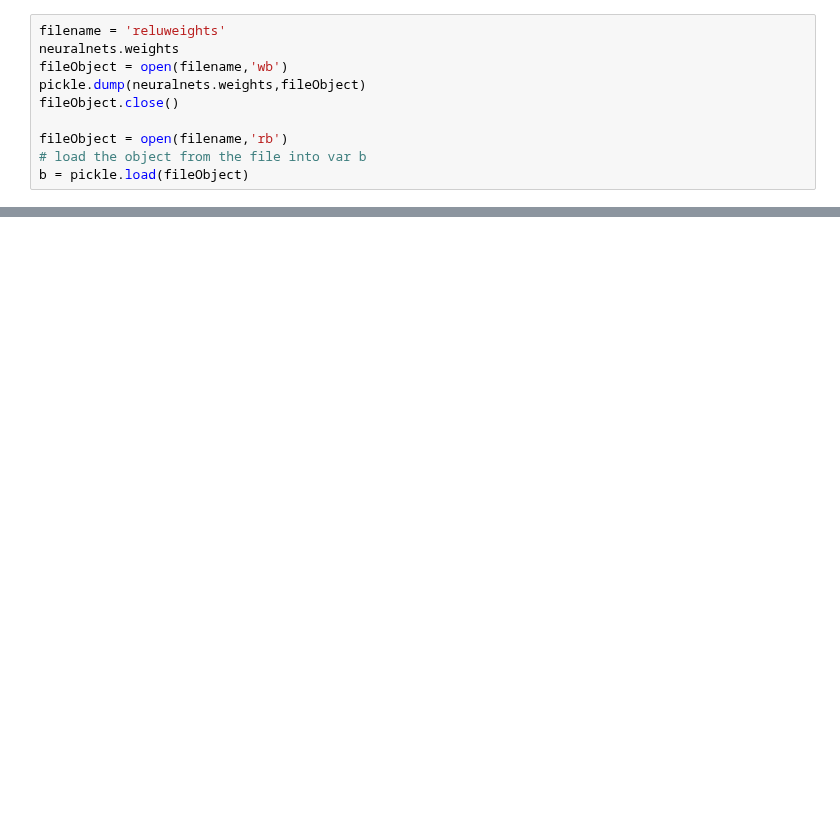
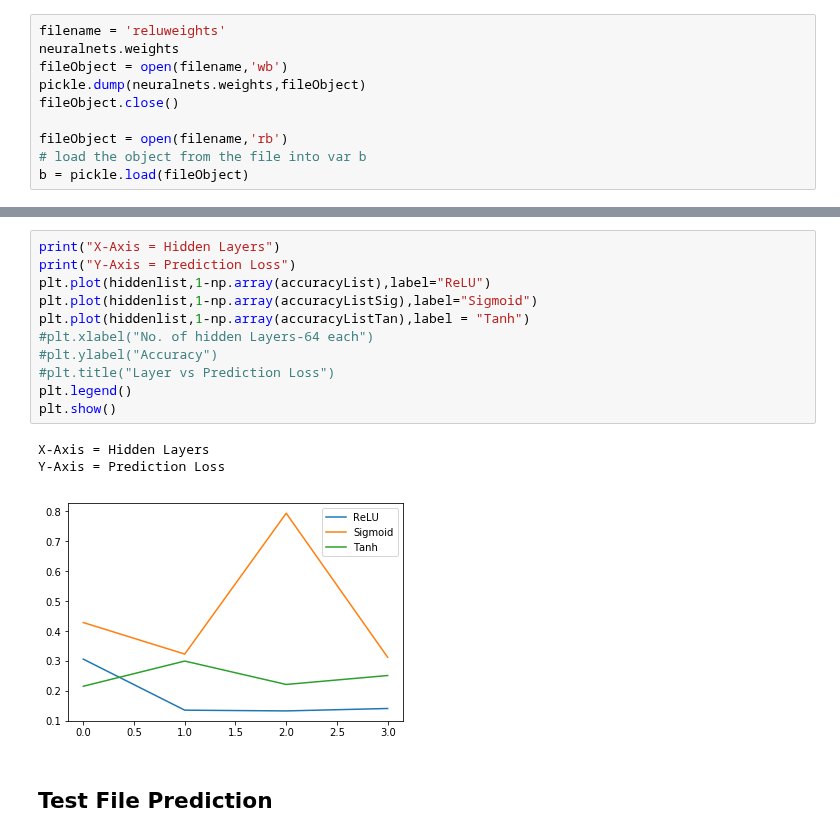
Before and after one commit to devloper13/DecisionTreeFromScratch, a Jupyter notebook: NeuralNetworks.ipynb, the cells around one changed output, grey strips where cells are left out. Saved outputs shown, nothing was run; the diff lists cells and outputs as text; blank space fills up the shorter version.

```diff
--- a/NeuralNetworks.ipynb
+++ b/NeuralNetworks.ipynb
@@ -377,0 +388,17 @@ NameError: name 'accuracyList' is not defined
+# %%
+print("X-Axis = Hidden Layers")
+print("Y-Axis = Prediction Loss")
+plt.plot(hiddenlist,1-np.array(accuracyList),label="ReLU")
+plt.plot(hiddenlist,1-np.array(accuracyListSig),label="Sigmoid")
+plt.plot(hiddenlist,1-np.array(accuracyListTan),label = "Tanh")
+#plt.xlabel("No. of hidden Layers-64 each")
+#plt.ylabel("Accuracy")
+#plt.title("Layer vs Prediction Loss")
+plt.legend()
+plt.show()
+# %% [output]
+X-Axis = Hidden Layers
+Y-Axis = Prediction Loss
+[figure, added]
+# %% [markdown]
+## Test File Prediction
```
Also changed, not shown: parts of 21 cells of this notebook.
